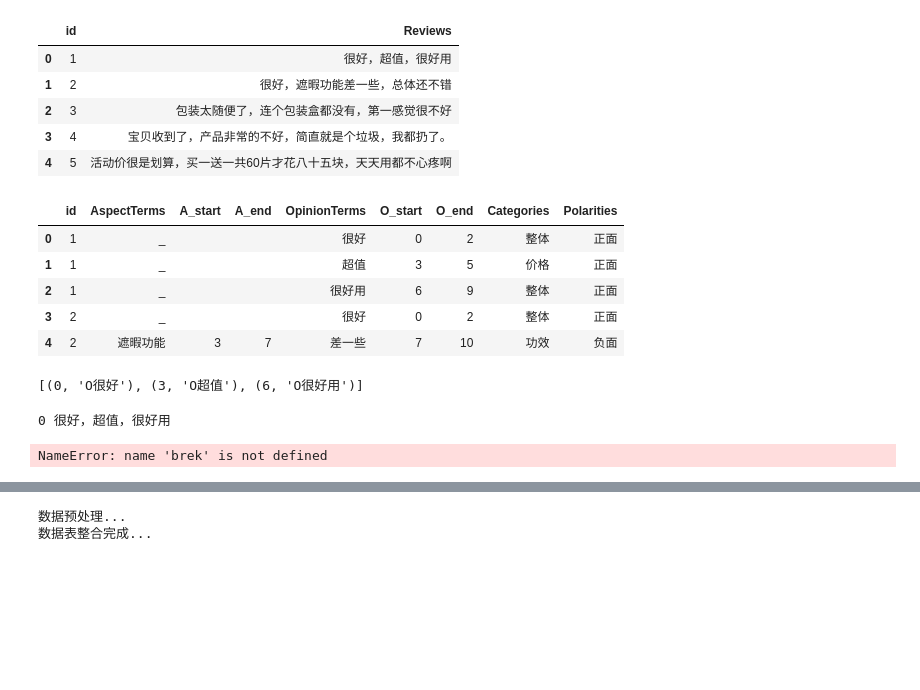
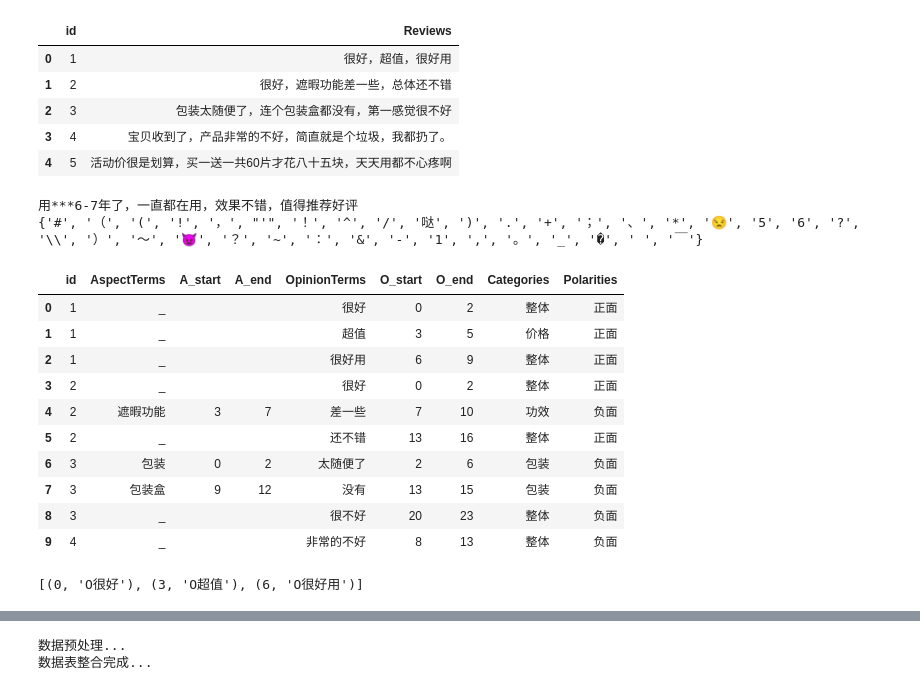
Before and after one commit to callmecaesar/zhijiang, a Jupyter notebook: code/DataPreprocess.ipynb, the cells around one changed output, grey strips where cells are left out. Cells and saved outputs as stored; diff of their text form; code cells hidden in the pictures; blank space fills up the shorter version.

```diff
--- a/code/DataPreprocess.ipynb
+++ b/code/DataPreprocess.ipynb
@@ -11,15 +11,36 @@ train_reviews.head()
 | 2 | 3 | 包装太随便了，连个包装盒都没有，第一感觉很不好 |
 | 3 | 4 | 宝贝收到了，产品非常的不好，简直就是个垃圾，我都扔了。 |
 | 4 | 5 | 活动价很是划算，买一送一共60片才花八十五块，天天用都不心疼啊 |
+# %%
+import jieba.posseg as psg
+xarr = []
+review = list(train_reviews['Reviews'])
+for item in review:
+    pos = psg.lcut(item)
+    for par in pos:
+        if list(par)[1] == 'x':
+            if list(par)[0] == '-':
+                print(item)
+            xarr.append(list(par)[0])
+
+print(set(xarr))
+# %% [output]
+用***6-7年了，一直都在用，效果不错，值得推荐好评
+{'#', '（', '(', '!', '，', "'", '！', '^', '/', '哒', ')', '.', '+', '；', '、', '*', '😒', '5', '6', '?', '\\', '）', '～', '👿', '？', '~', '：', '&', '-', '1', ',', '。', '_', '�', ' ', '￣'}
 # %%
-train_labels.head()
+train_labels.head(10)
 # %% [output]
 |  | id | AspectTerms | A_start | A_end | OpinionTerms | O_start | O_end | Categories | Polarities |
 | 0 | 1 | _ |  |  | 很好 | 0 | 2 | 整体 | 正面 |
 | 1 | 1 | _ |  |  | 超值 | 3 | 5 | 价格 | 正面 |
 | 2 | 1 | _ |  |  | 很好用 | 6 | 9 | 整体 | 正面 |
 | 3 | 2 | _ |  |  | 很好 | 0 | 2 | 整体 | 正面 |
 | 4 | 2 | 遮暇功能 | 3 | 7 | 差一些 | 7 | 10 | 功效 | 负面 |
+| 5 | 2 | _ |  |  | 还不错 | 13 | 16 | 整体 | 正面 |
+| 6 | 3 | 包装 | 0 | 2 | 太随便了 | 2 | 6 | 包装 | 负面 |
+| 7 | 3 | 包装盒 | 9 | 12 | 没有 | 13 | 15 | 包装 | 负面 |
+| 8 | 3 | _ |  |  | 很不好 | 20 | 23 | 整体 | 负面 |
+| 9 | 4 | _ |  |  | 非常的不好 | 8 | 13 | 整体 | 负面 |
 # %%
 group = train_labels.groupby('id')
 for index, g in group:
@@ -42,11 +63,4 @@ for index, g in group:
 [(0, 'O很好'), (3, 'O超值'), (6, 'O很好用')]
 # %%
 new_table = train_reviews.join(train_labels.set_index('id'), how='right', on='id')
-# %%
-for index, row in new_table.iterrows():
-    print(index,row['Reviews'])
-    brek
-# %% [output]
-0 很好，超值，很好用
-NameError: name 'brek' is not defined
 # %%
```
Also changed, not shown: parts of 7 cells of this notebook, 3 other files.
